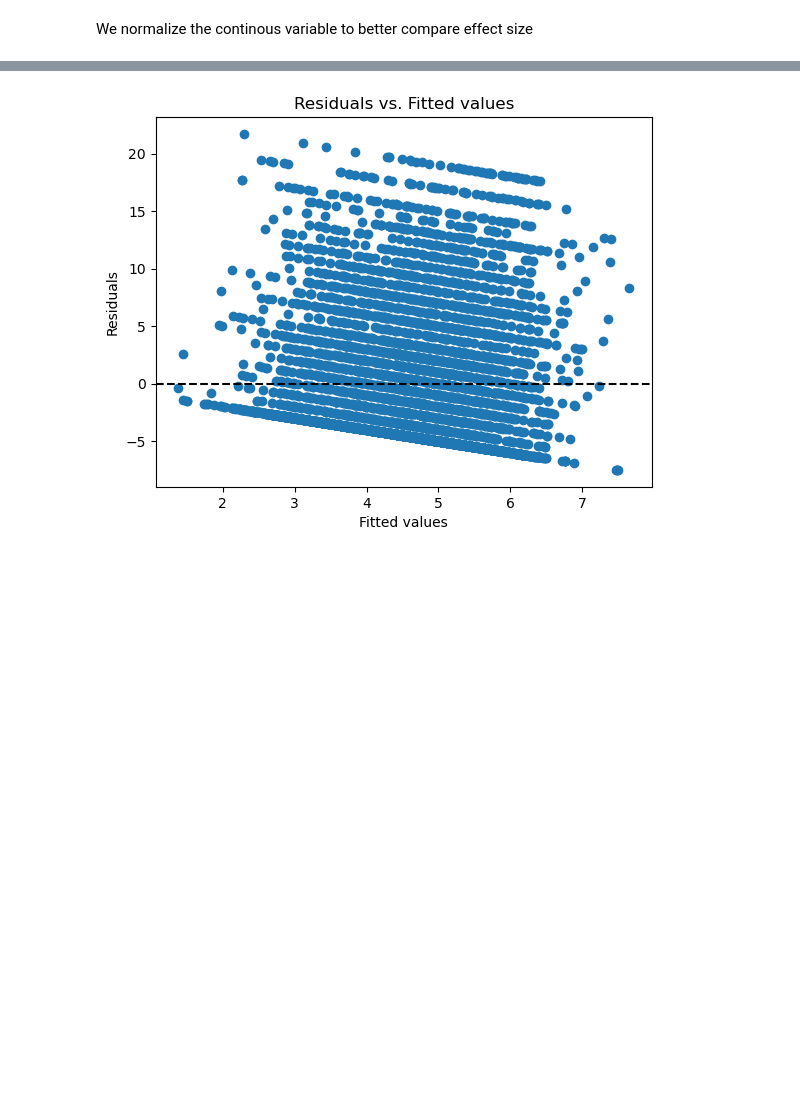
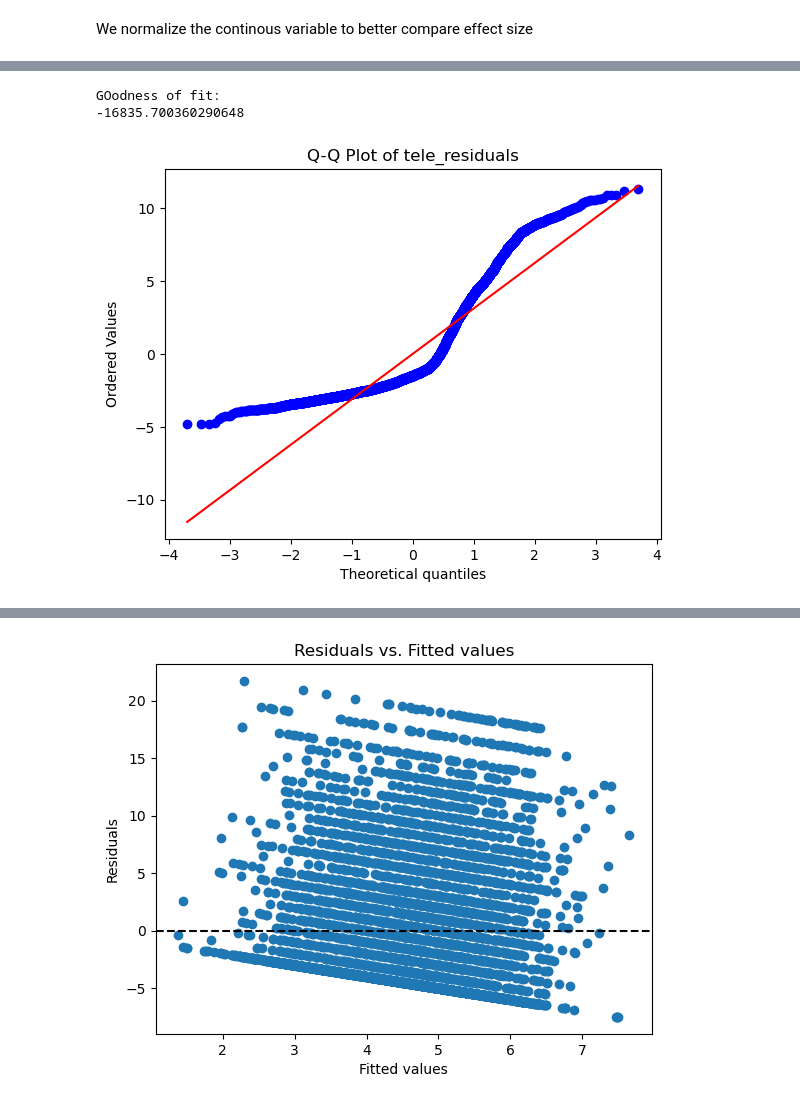
Before and after one commit to kluedemann/eurovision-voting-analysis, a Jupyter notebook: src/linear_effects_model.ipynb, the cells around one changed output, grey strips where cells are left out. Saved outputs shown, nothing was run; the diff lists cells and outputs as text; code cells hidden in the pictures; blank space fills up the shorter version.

```diff
--- a/src/linear_effects_model.ipynb
+++ b/src/linear_effects_model.ipynb
@@ -190,6 +196,13 @@ if onwards_2016:
         data=votes,
         groups=votes["from_country"],
     ).fit()
+
+    tele_model = smf.mixedlm("tele_points ~ distance + GDP_Difference + Catholism_Difference + Protestant_Difference + Islam_Difference + Judaism_Difference + dice_genre + dice_artists", data=votes, groups=votes["from_country"]).fit()
+
+    jury_model = smf.mixedlm("jury_points ~ distance + GDP_Difference + Catholism_Difference + Protestant_Difference + Islam_Difference + Judaism_Difference + dice_genre + dice_artists", data=votes, groups=votes["from_country"]).fit()
+
+
+    w_o_distance = smf.mixedlm("total_points ~ GDP_Difference + Catholism_Difference + Protestant_Difference + Islam_Difference + Judaism_Difference + dice_genre + dice_artists", data=votes, groups=votes["from_country"]).fit()
 else:
     print("Running model without religion data")
     mixed_model = smf.mixedlm(
@@ -199,6 +212,14 @@ else:
         groups=votes["from_country"],
     ).fit()
 
+votes["residuals"] = mixed_model.resid
+votes["fitted_values"] = mixed_model.fittedvalues
 print(mixed_model.summary())
+print("GOodness of fit:")
+print(mixed_model.llf)
+
+print("likelihood without distance")
+print(w_o_distance.llf)
+print(w_o_distance)
 # %% [output]
 Running model with religion data
@@ -220,0 +275,9 @@ Group Var              0.361    0.031
+# %%
+if onwards_2016:
+    display_q_q_plot("tele_residuals")
+    print("GOodness of fit:")
+    print(tele_model.llf)
+# %% [output]
+GOodness of fit:
+-16835.700360290648
+[figure, added]
```
Also changed, not shown: parts of 8 cells of this notebook.
